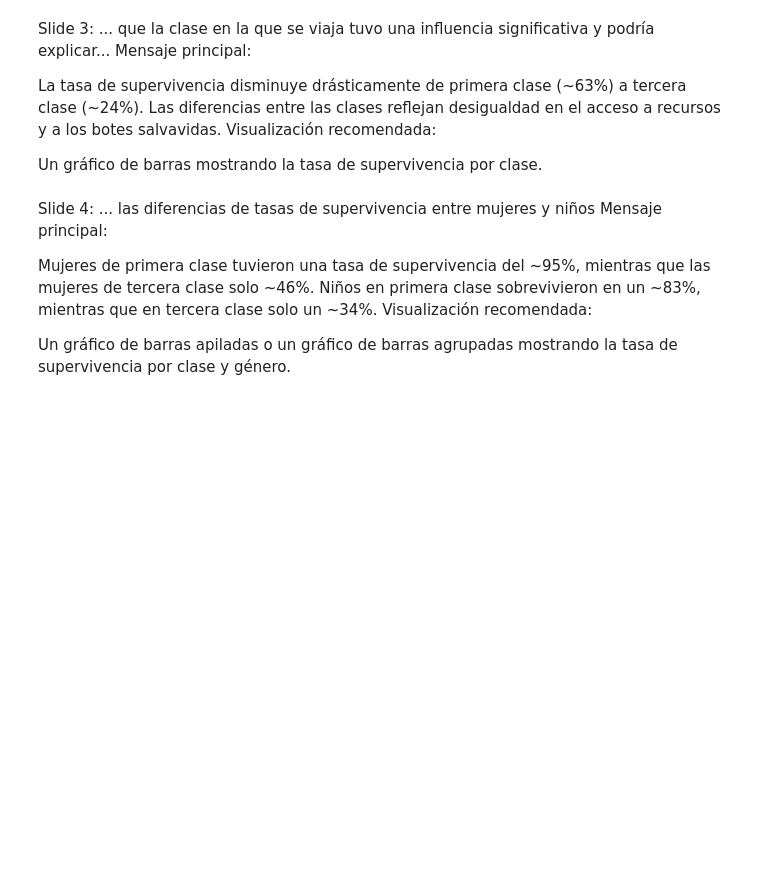
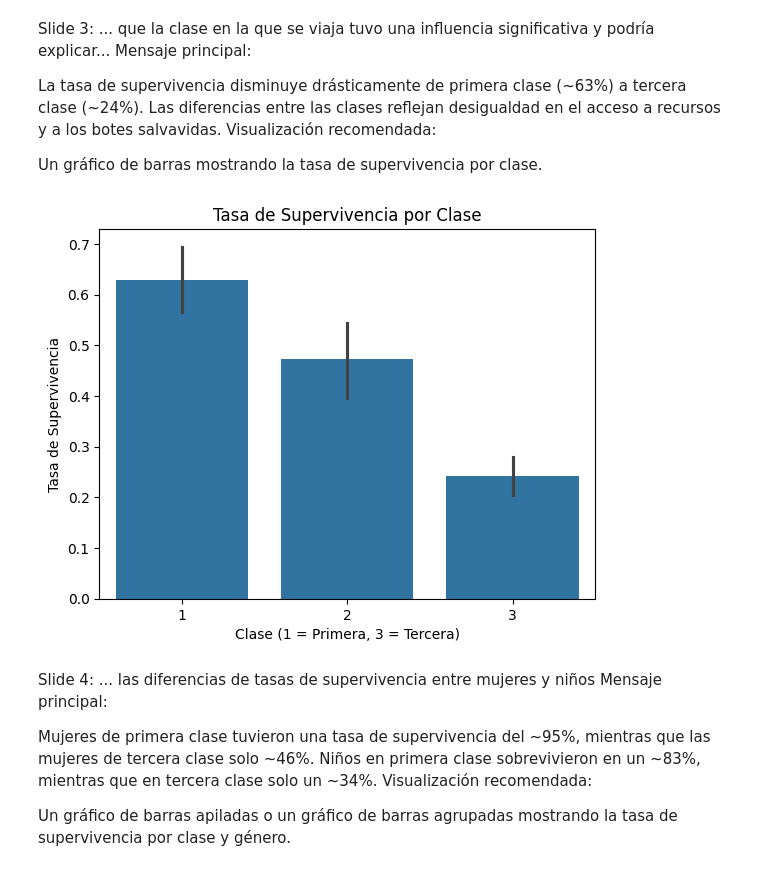
Before and after one commit to hardrockcae/hardrockcae-CAE-settings, a Jupyter notebook: 18_Practica_Obligatoria_Visualizacion_Presentacion.ipynb, the cells around one changed output. Saved outputs shown, nothing was run; the diff lists cells and outputs as text; code cells hidden in the pictures; blank space fills up the shorter version.

```diff
--- a/18_Practica_Obligatoria_Visualizacion_Presentacion.ipynb
+++ b/18_Practica_Obligatoria_Visualizacion_Presentacion.ipynb
@@ -562,3 +400,19 @@ plt.xlabel('Clase (1 = Primera, 3 = Tercera)')
+# %%
+# Asegurarnos de que las columnas tienen los nombres correctos
+df_titanic.columns = df_titanic.columns.str.lower()  # Convertir a minúsculas
+
+# Verificar si las columnas necesarias existen
+if 'pclass' in df_titanic.columns and 'survived' in df_titanic.columns:
+    # Crear el gráfico de barras
+    sns.barplot(data=df_titanic, x='pclass', y='survived')
+    plt.title('Tasa de Supervivencia por Clase')
+    plt.xlabel('Clase (1 = Primera, 3 = Tercera)')
+    plt.ylabel('Tasa de Supervivencia')
+    plt.show()
+else:
+    print("Error: Las columnas 'pclass' o 'survived' no están presentes en el DataFrame.")
+# %% [output]
+[figure, added]
 # %% [markdown]
 Slide 4: ... las diferencias de tasas de supervivencia entre mujeres y niños
 Mensaje principal:
```
Also changed, not shown: parts of 29 cells of this notebook.
